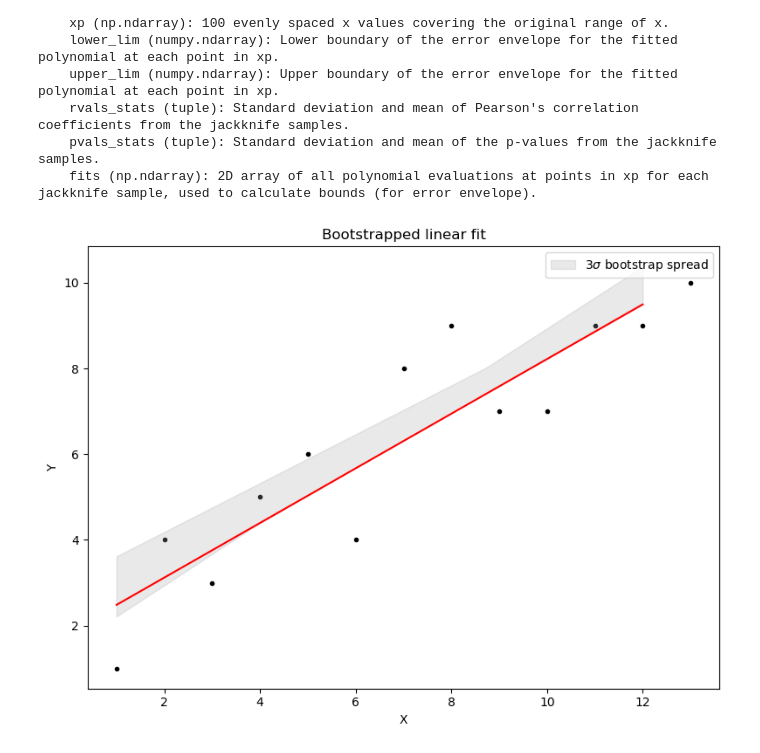
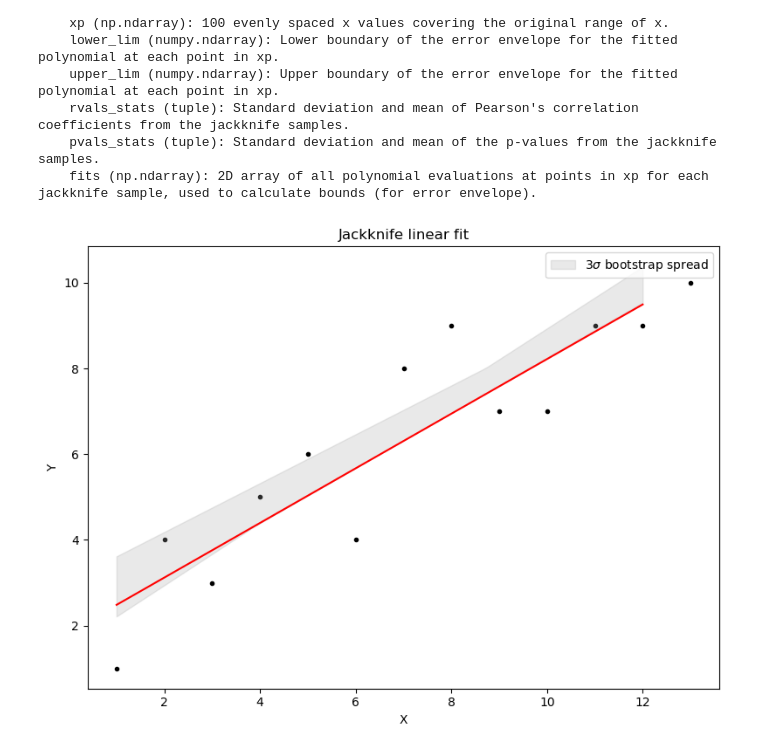
Before and after one commit to dangallego/Gotham_Web, a Jupyter notebook: STATISTICS/Tutorials/Resampling_Methods.ipynb, the cells around one changed output. Cells and saved outputs as stored; diff of their text form; code cells hidden in the pictures.

Commit message:
adds Jackknife example to Resampling tutorial notebook.

```diff
--- a/STATISTICS/Tutorials/Resampling_Methods.ipynb
+++ b/STATISTICS/Tutorials/Resampling_Methods.ipynb
@@ -141,17 +141,17 @@ xp, jack_lowerlim, jack_upperlim, jack_rvals, jack_pvals, jack_fits = stat_funct
 # %%
 # Plot bootstrapped data with linear fit and error envelope
 fig, ax = plt.subplots(1, 1,figsize=(8,6),tight_layout = True)
 
 im = ax.scatter(x_test, y_test, marker='.',c='k')
 ax.plot(xp, p(xp), c='red')
 plt.xlabel('X'), plt.ylabel('Y')
 # Add error envelope
 ax.fill_between(xp, jack_upperlim, jack_lowerlim, color='darkgrey', alpha=0.25, label = '3$\sigma$ bootstrap spread')
-plt.title('Bootstrapped linear fit')
+plt.title('Jackknife linear fit')
 plt.legend()
 
 plt.show()
 # %% [output]
-[figure, old version]
+[figure, new version]
 # %%
 # There seems to be some sort of error in jackknife plot above?
```
